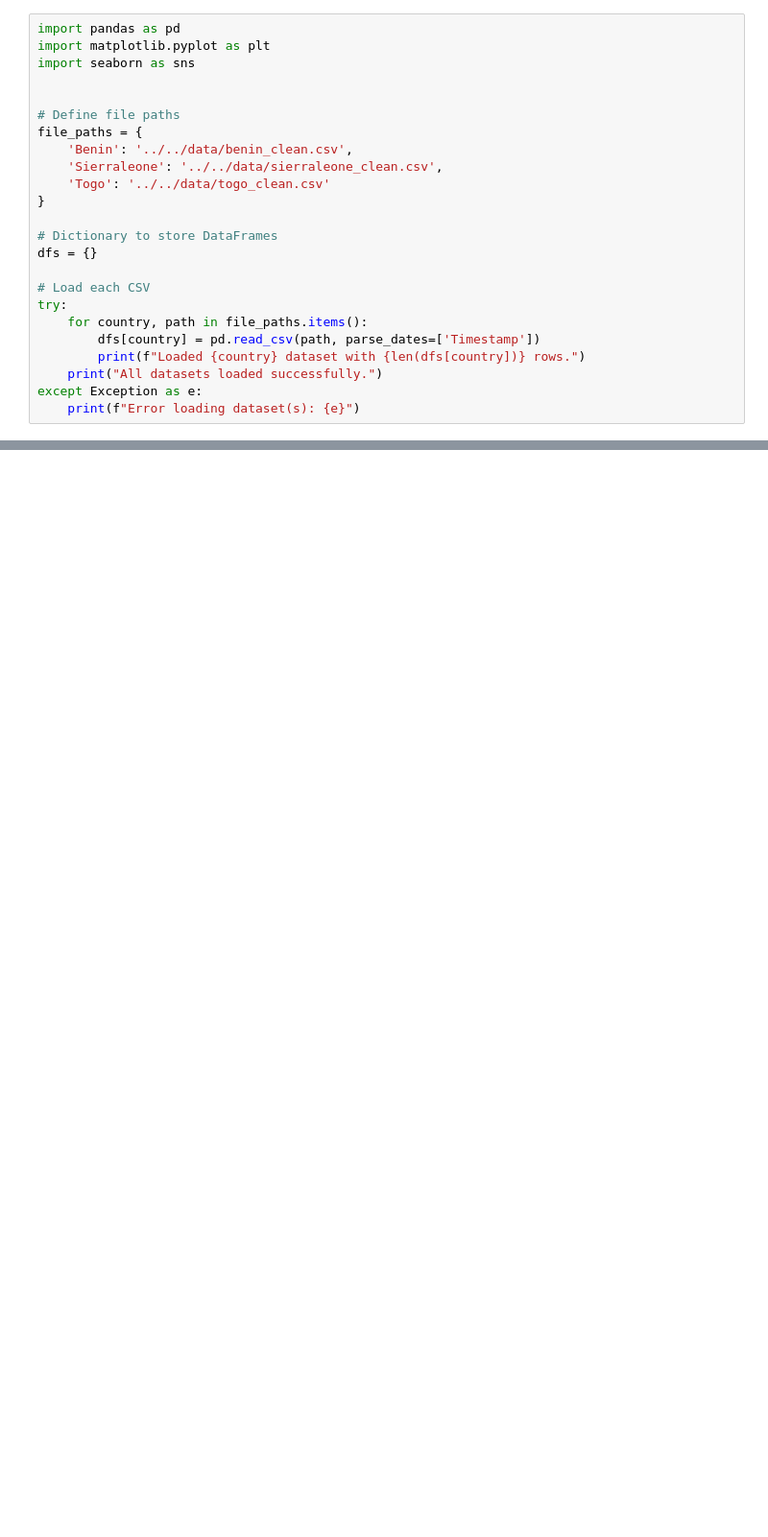
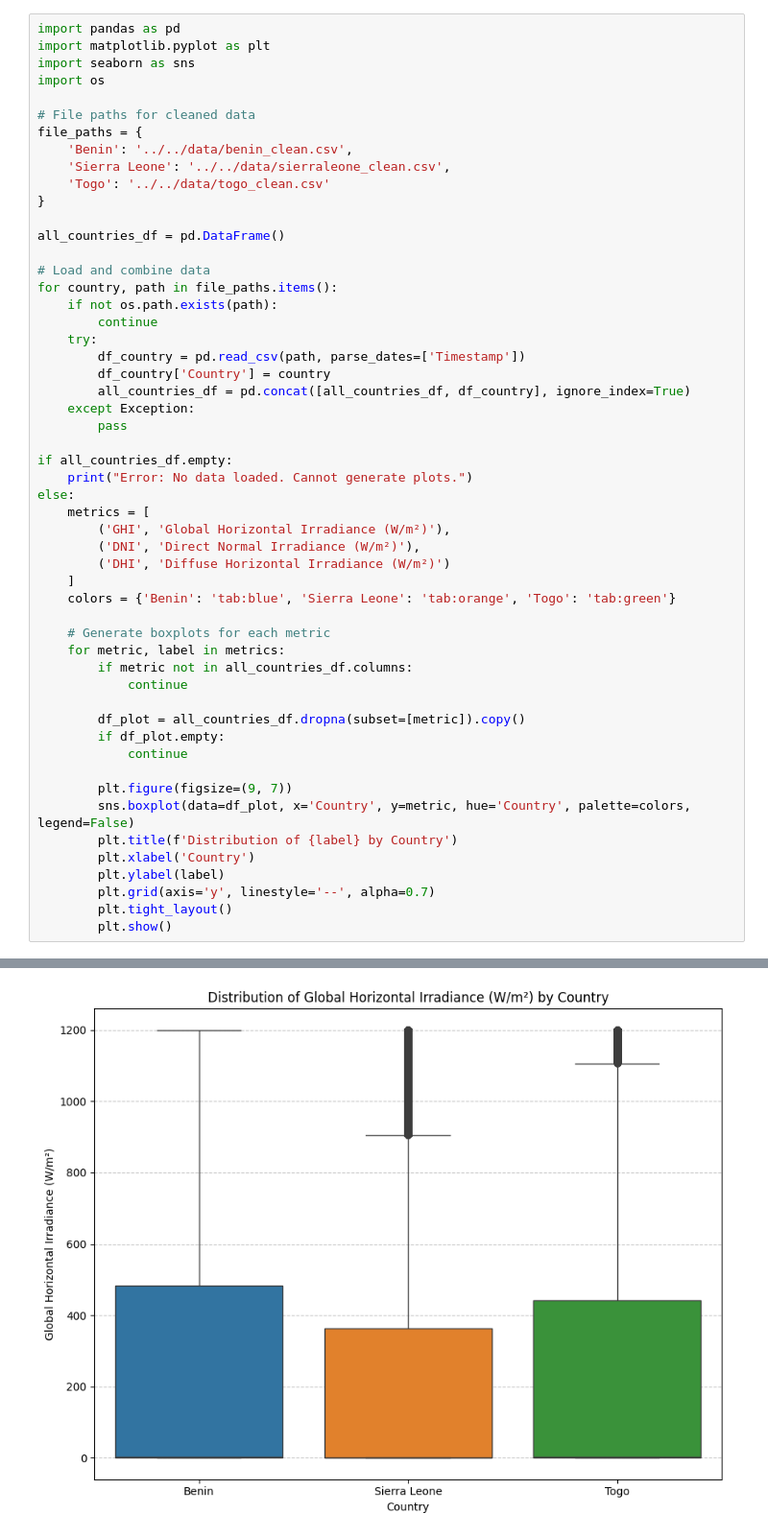
Before and after one commit to kalebb1/solar-challenge-week1, a Jupyter notebook: src/notebooks/compare_countries.ipynb, the cells around one changed output, grey strips where cells are left out. Shown: that part at 96% size. Cells and saved outputs as stored; diff of their text form; blank space fills up the shorter version.

```diff
--- a/src/notebooks/compare_countries.ipynb
+++ b/src/notebooks/compare_countries.ipynb
@@ -2,24 +2,53 @@
 import pandas as pd
 import matplotlib.pyplot as plt
 import seaborn as sns
+import os
 
-
-# Define file paths
+# File paths for cleaned data
 file_paths = {
     'Benin': '../../data/benin_clean.csv',
-    'Sierraleone': '../../data/sierraleone_clean.csv',
+    'Sierra Leone': '../../data/sierraleone_clean.csv',
     'Togo': '../../data/togo_clean.csv'
 }
 
-# Dictionary to store DataFrames
-dfs = {}
+all_countries_df = pd.DataFrame()
 
-# Load each CSV
-try:
-    for country, path in file_paths.items():
-        dfs[country] = pd.read_csv(path, parse_dates=['Timestamp'])
-        print(f"Loaded {country} dataset with {len(dfs[country])} rows.")
-    print("All datasets loaded successfully.")
-except Exception as e:
-    print(f"Error loading dataset(s): {e}")
+# Load and combine data
+for country, path in file_paths.items():
+    if not os.path.exists(path):
+        continue
+    try:
+        df_country = pd.read_csv(path, parse_dates=['Timestamp'])
+        df_country['Country'] = country
+        all_countries_df = pd.concat([all_countries_df, df_country], ignore_index=True)
+    except Exception:
+        pass
+
+if all_countries_df.empty:
+    print("Error: No data loaded. Cannot generate plots.")
+else:
+    metrics = [
+        ('GHI', 'Global Horizontal Irradiance (W/m²)'),
+        ('DNI', 'Direct Normal Irradiance (W/m²)'),
+        ('DHI', 'Diffuse Horizontal Irradiance (W/m²)')
+    ]
+    colors = {'Benin': 'tab:blue', 'Sierra Leone': 'tab:orange', 'Togo': 'tab:green'}
+
+    # Generate boxplots for each metric
+    for metric, label in metrics:
+        if metric not in all_countries_df.columns:
+            continue
+
+        df_plot = all_countries_df.dropna(subset=[metric]).copy()
+        if df_plot.empty:
+            continue
+
+        plt.figure(figsize=(9, 7))
+        sns.boxplot(data=df_plot, x='Country', y=metric, hue='Country', palette=colors, legend=False)
+        plt.title(f'Distribution of {label} by Country')
+        plt.xlabel('Country')
+        plt.ylabel(label)
+        plt.grid(axis='y', linestyle='--', alpha=0.7)
+        plt.tight_layout()
+        plt.show()
 # %% [output]
@@ -29,0 +55 @@ All datasets loaded successfully.
+[figure, added]
```
Also changed, not shown: parts of 5 cells of this notebook.
